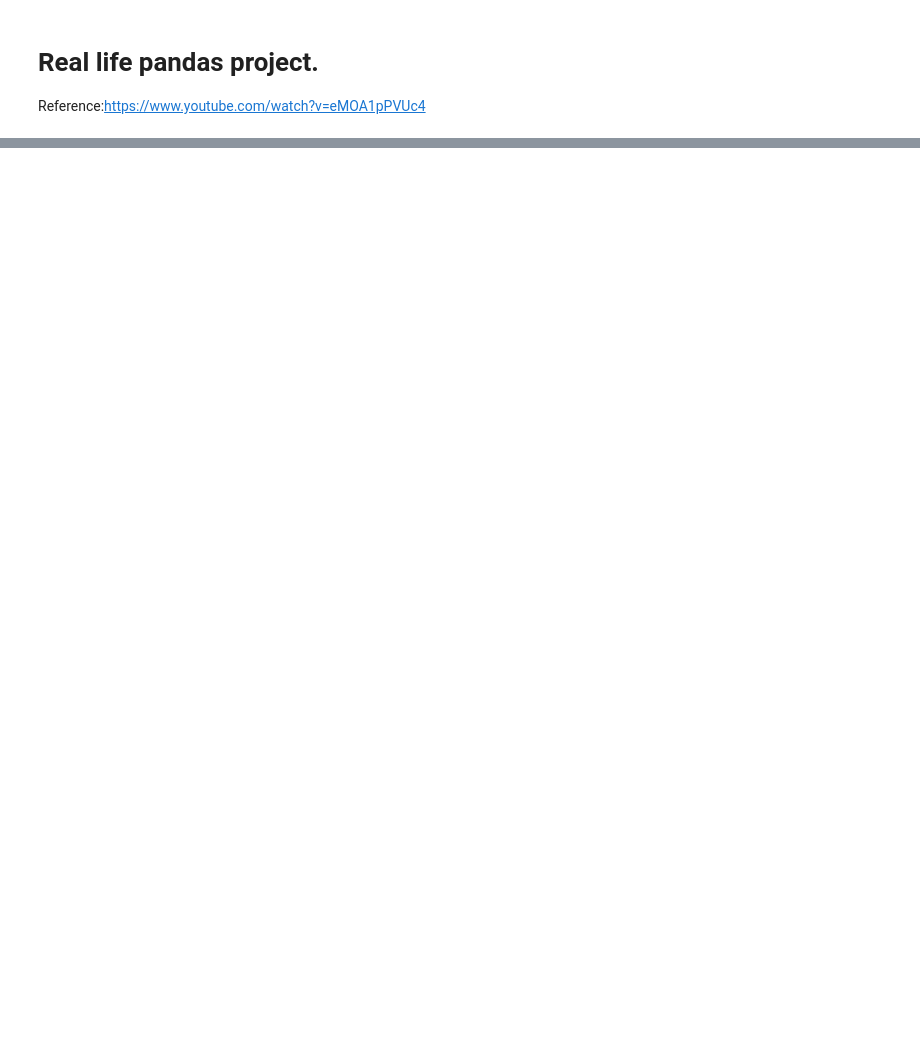
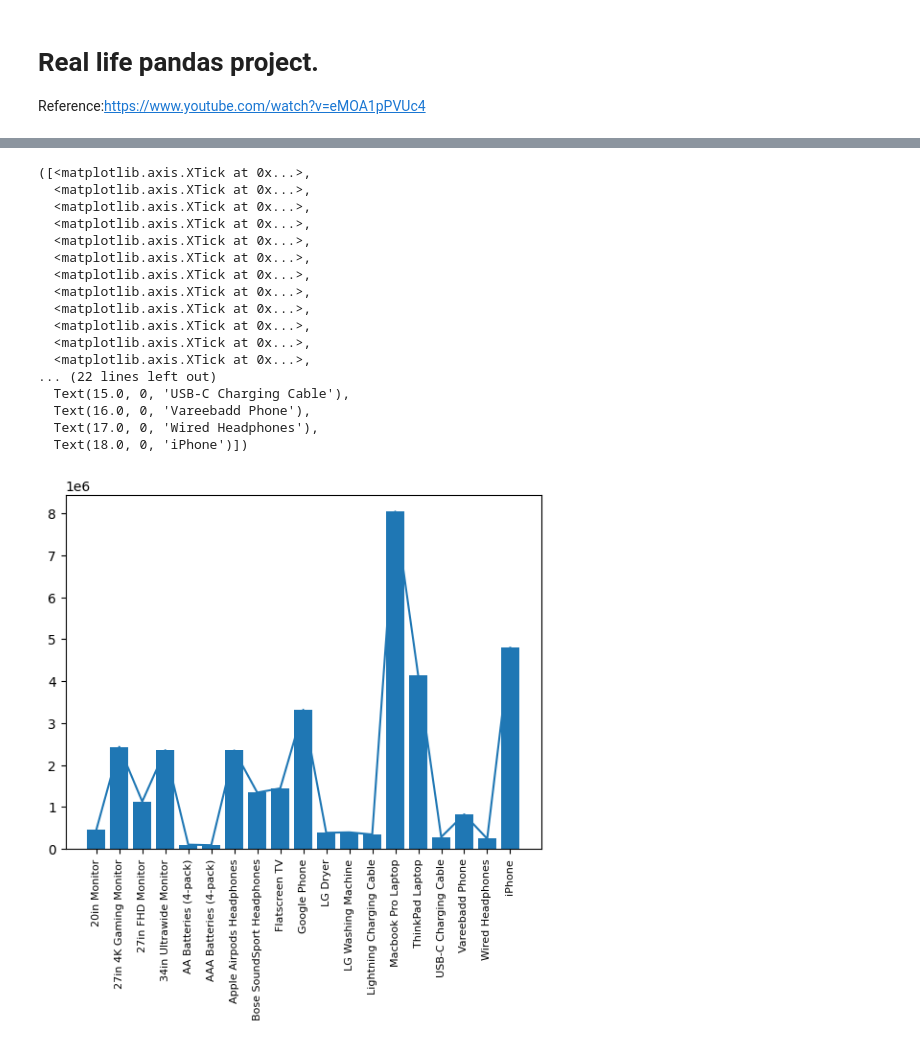
Before and after one commit to FahimTanvir12/Data-Science-and-machine-learning-using-python, a Jupyter notebook: project_on _pandas_and_numpy.ipynb, the cells around one changed output, grey strips where cells are left out. Saved outputs shown, nothing was run; the diff lists cells and outputs as text; code cells hidden in the pictures; blank space fills up the shorter version.

```diff
--- a/project_on _pandas_and_numpy.ipynb
+++ b/project_on _pandas_and_numpy.ipynb
@@ -24,0 +386,31 @@ FileNotFoundError: [Errno 2] No such file or directory: './Sales_Data/Sales_Apri
+# %%
+price=df.groupby("Product")
+price.head()
+df["Price"]=df["Quantity Ordered"]*df["Price Each"]
+total_sold=df["Price"].sum()
+total_sold
+dataframe5=df.groupby("Product")["Price"].sum()
+dataframe6=df.groupby("Product")["Price"]
+product_list=[product for product,i in dataframe6]
+plt.plot(product_list, dataframe5)
+plt.bar(product_list, dataframe5)
+plt.xticks(product_list,rotation='vertical',size=8)
+# %% [output]
+([<matplotlib.axis.XTick at 0x...>,
+  <matplotlib.axis.XTick at 0x...>,
+  <matplotlib.axis.XTick at 0x...>,
+  <matplotlib.axis.XTick at 0x...>,
+  <matplotlib.axis.XTick at 0x...>,
+  <matplotlib.axis.XTick at 0x...>,
+  <matplotlib.axis.XTick at 0x...>,
+  <matplotlib.axis.XTick at 0x...>,
+  <matplotlib.axis.XTick at 0x...>,
+  <matplotlib.axis.XTick at 0x...>,
+  <matplotlib.axis.XTick at 0x...>,
+  <matplotlib.axis.XTick at 0x...>,
+... (22 lines left out)
+  Text(15.0, 0, 'USB-C Charging Cable'),
+  Text(16.0, 0, 'Vareebadd Phone'),
+  Text(17.0, 0, 'Wired Headphones'),
+  Text(18.0, 0, 'iPhone')])
+[figure, added]
```
Also changed, not shown: parts of 32 cells of this notebook.
